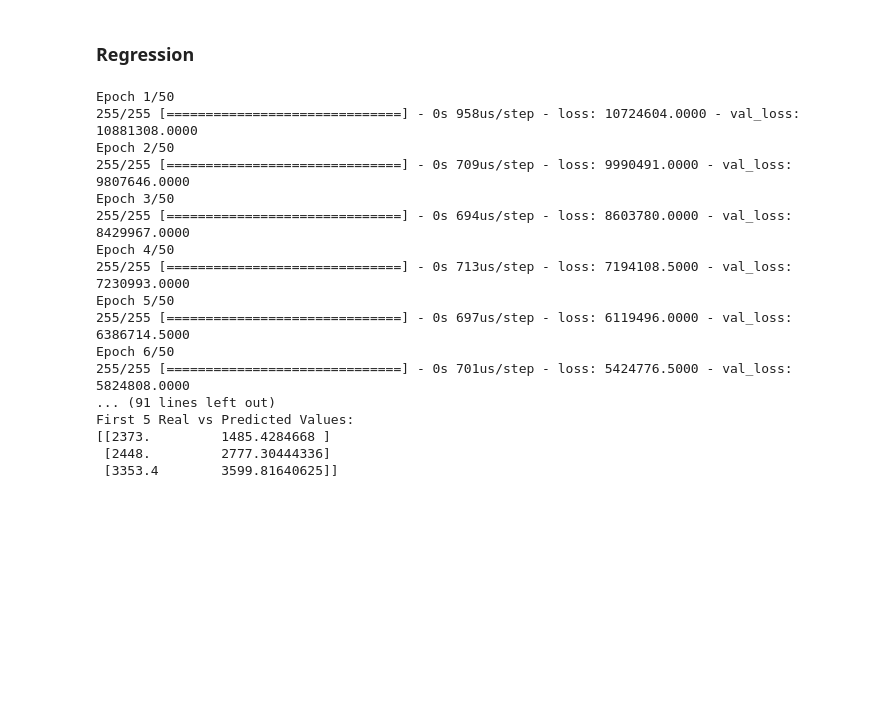
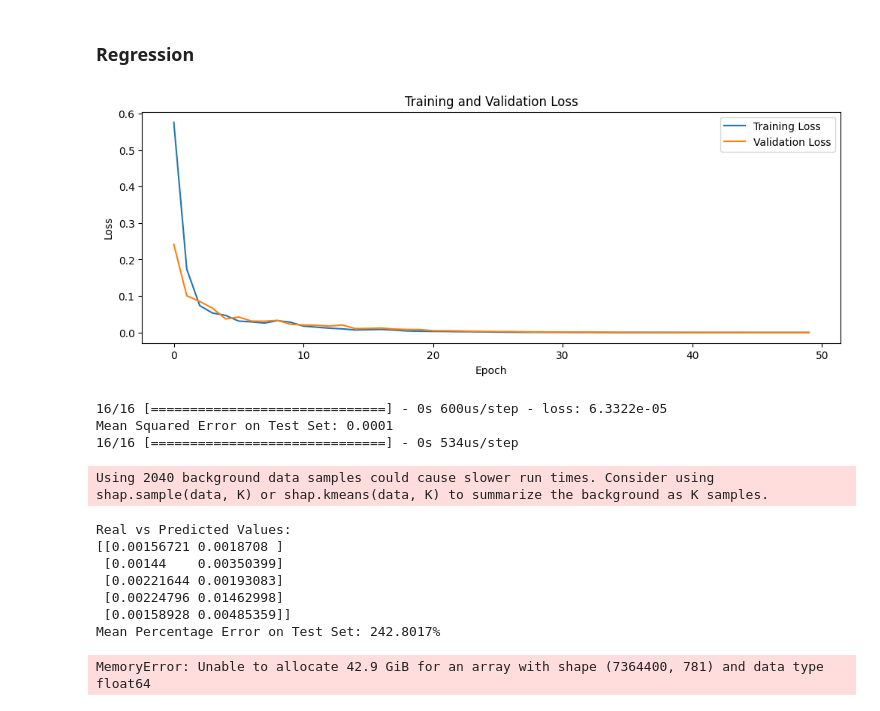
Before and after one commit to ciaranmcevoy07/Tese_Ciaran_McEvoy, a Jupyter notebook: MLP.ipynb, the cells around one changed output. Saved outputs shown, nothing was run; the diff lists cells and outputs as text; code cells hidden in the pictures; blank space fills up the shorter version.

```diff
--- a/NN_noFS.ipynb
+++ b/MLP.ipynb
@@ -126,68 +125,65 @@ model = Sequential()
 model.add(Dense(8, input_dim=X_train_scaled.shape[1], activation='relu'))
 model.add(Dense(1, activation='linear'))  # Use linear activation for regression
 
 # Compile the model
 model.compile(optimizer='adam', loss='mean_squared_error')  # Use mean squared error loss for regression
 
 # Train the model
 # Train the model
-history = model.fit(X_train_scaled, y_train, epochs=20, batch_size=8, validation_data=(X_test_scaled, y_test), verbose=0)
+history = model.fit(X_train_scaled, y_train, epochs=50, batch_size=8, validation_data=(X_test_scaled, y_test), verbose=0)
 
 # Plot training history
 plt.figure(figsize=(12, 4))
 
-# Plot training & validation accuracy values
-plt.subplot(1, 2, 1)
-plt.plot(history.history['accuracy'])
-plt.plot(history.history['val_accuracy'])
-plt.title('Model accuracy')
-plt.xlabel('Epoch')
-plt.ylabel('Accuracy')
-plt.legend(['Train', 'Validation'], loc='upper left')
-
-# Plot training & validation loss values
-plt.subplot(1, 2, 2)
-plt.plot(history.history['loss'])
-plt.plot(history.history['val_loss'])
-plt.title('Model loss')
+plt.plot(history.history['loss'], label='Training Loss')
+plt.plot(history.history['val_loss'], label='Validation Loss')
+plt.title('Training and Validation Loss')
 plt.xlabel('Epoch')
 plt.ylabel('Loss')
-plt.legend(['Train', 'Validation'], loc='upper left')
-
-plt.tight_layout()
+plt.legend()
 plt.show()
 
 # Evaluate the model on the test set
 mse = model.evaluate(X_test_scaled, y_test)
 print(f"Mean Squared Error on Test Set: {mse:.4f}")
 
 predictions = model.predict(X_test_scaled)
 
 # Flatten the predictions and true values arrays for easier comparison
 predictions = predictions.flatten()
 
 # Display real and predicted values
-result = np.column_stack((y_test[:3], predictions[:3]))
+result = np.column_stack((y_test[:5], predictions[:5]))
 print("Real vs Predicted Values:")
 print(result)
 
-mse = model.evaluate(X_test_scaled, y_test)
-print(f"Mean Squared Error on Test Set: {mse:.4f}")
+def MAPE(Y_actual,Y_Predicted):
+    mape = np.mean(np.abs((Y_actual - Y_Predicted)/Y_actual))*100
+    return mape
+
+mape = MAPE(y_test, predictions)
+print(f"Mean Percentage Error on Test Set: {mape:.4f}%")
+
+# # Create a KernelExplainer with your model
+# explainer = shap.KernelExplainer(model, data=X_train_scaled)  # Using a subset of the data for speed, adjust as needed
+
+# # Calculate SHAP values for the test set
+# shap_values = explainer.shap_values(X_test_scaled)
+
+# shap.summary_plot(shap_values, X_test_scaled, feature_names=X.columns)
+# # Summary plot with only top 5 features
+# shap.summary_plot(shap_values, X_test_scaled, feature_names=X.columns, plot_type="bar", max_display=5)
 # %% [output]
+[figure, added]
-Epoch 1/50
-255/255 [==============================] - 0s 958us/step - loss: 10724604.0000 - val_loss: 10881308.0000
-Epoch 2/50
-255/255 [==============================] - 0s 709us/step - loss: 9990491.0000 - val_loss: 9807646.0000
-Epoch 3/50
-255/255 [==============================] - 0s 694us/step - loss: 8603780.0000 - val_loss: 8429967.0000
-Epoch 4/50
-255/255 [==============================] - 0s 713us/step - loss: 7194108.5000 - val_loss: 7230993.0000
-Epoch 5/50
-255/255 [==============================] - 0s 697us/step - loss: 6119496.0000 - val_loss: 6386714.5000
-Epoch 6/50
-255/255 [==============================] - 0s 701us/step - loss: 5424776.5000 - val_loss: 5824808.0000
-... (91 lines left out)
-First 5 Real vs Predicted Values:
-[[2373.         1485.4284668 ]
- [2448.         2777.30444336]
- [3353.4        3599.81640625]]
+16/16 [==============================] - 0s 600us/step - loss: 6.3322e-05
+Mean Squared Error on Test Set: 0.0001
+16/16 [==============================] - 0s 534us/step
+Using 2040 background data samples could cause slower run times. Consider using shap.sample(data, K) or shap.kmeans(data, K) to summarize the background as K samples.
+Real vs Predicted Values:
+[[0.00156721 0.0018708 ]
+ [0.00144    0.00350399]
+ [0.00221644 0.00193083]
+ [0.00224796 0.01462998]
+ [0.00158928 0.00485359]]
+Mean Percentage Error on Test Set: 242.8017%
+MemoryError: Unable to allocate 42.9 GiB for an array with shape (7364400, 781) and data type float64
```
Also changed, not shown: parts of 1 cell of this notebook, 4 other files.
